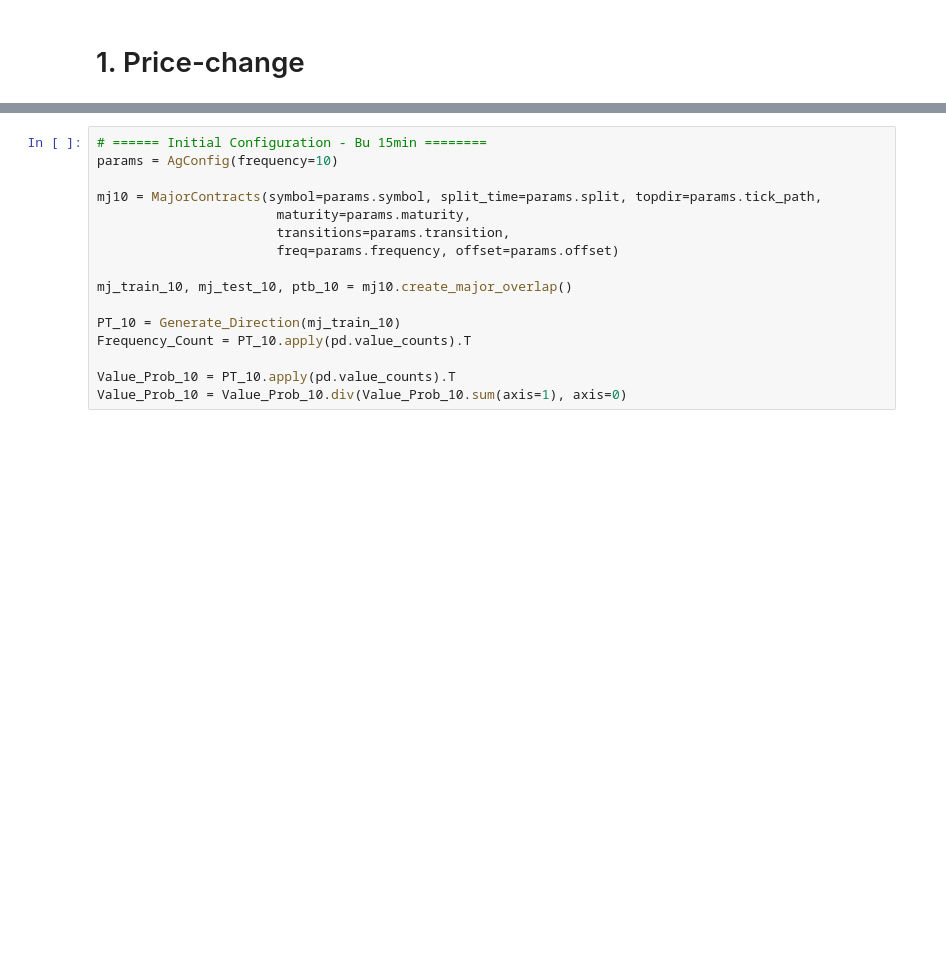
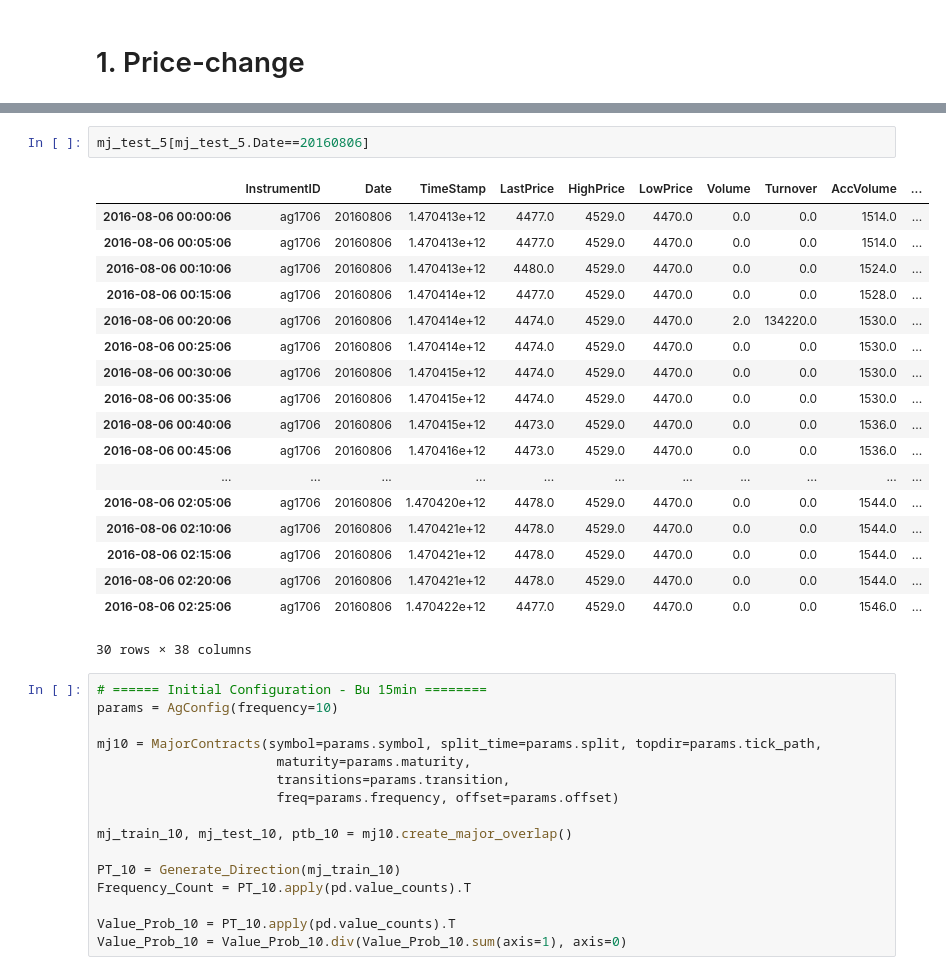
Before and after one commit to dechang227/QishiQR, a Jupyter notebook: Final/Ag_Price_Change.ipynb, the cells around one changed output, grey strips where cells are left out. Drawn from its saved outputs; the diff is of its cells as text; blank space fills up the shorter version.

```diff
--- a/Final/Ag_Price_Change.ipynb
+++ b/Final/Ag_Price_Change.ipynb
@@ -70,3 +67,24 @@ probability table:  20160630.0 20160730.0
+# %%
+mj_test_5[mj_test_5.Date==20160806]
+# %% [output]
+|  | InstrumentID | Date | TimeStamp | LastPrice | HighPrice | LowPrice | Volume | Turnover | AccVolume | ... |
+| 2016-08-06 00:00:06 | ag1706 | 20160806 | 1.470413e+12 | 4477.0 | 4529.0 | 4470.0 | 0.0 | 0.0 | 1514.0 | ... |
+| 2016-08-06 00:05:06 | ag1706 | 20160806 | 1.470413e+12 | 4477.0 | 4529.0 | 4470.0 | 0.0 | 0.0 | 1514.0 | ... |
+| 2016-08-06 00:10:06 | ag1706 | 20160806 | 1.470413e+12 | 4480.0 | 4529.0 | 4470.0 | 0.0 | 0.0 | 1524.0 | ... |
+| 2016-08-06 00:15:06 | ag1706 | 20160806 | 1.470414e+12 | 4477.0 | 4529.0 | 4470.0 | 0.0 | 0.0 | 1528.0 | ... |
+| 2016-08-06 00:20:06 | ag1706 | 20160806 | 1.470414e+12 | 4474.0 | 4529.0 | 4470.0 | 2.0 | 134220.0 | 1530.0 | ... |
+| 2016-08-06 00:25:06 | ag1706 | 20160806 | 1.470414e+12 | 4474.0 | 4529.0 | 4470.0 | 0.0 | 0.0 | 1530.0 | ... |
+| 2016-08-06 00:30:06 | ag1706 | 20160806 | 1.470415e+12 | 4474.0 | 4529.0 | 4470.0 | 0.0 | 0.0 | 1530.0 | ... |
+| 2016-08-06 00:35:06 | ag1706 | 20160806 | 1.470415e+12 | 4474.0 | 4529.0 | 4470.0 | 0.0 | 0.0 | 1530.0 | ... |
+| 2016-08-06 00:40:06 | ag1706 | 20160806 | 1.470415e+12 | 4473.0 | 4529.0 | 4470.0 | 0.0 | 0.0 | 1536.0 | ... |
+| 2016-08-06 00:45:06 | ag1706 | 20160806 | 1.470416e+12 | 4473.0 | 4529.0 | 4470.0 | 0.0 | 0.0 | 1536.0 | ... |
+| ... | ... | ... | ... | ... | ... | ... | ... | ... | ... | ... |
+| 2016-08-06 02:05:06 | ag1706 | 20160806 | 1.470420e+12 | 4478.0 | 4529.0 | 4470.0 | 0.0 | 0.0 | 1544.0 | ... |
+| 2016-08-06 02:10:06 | ag1706 | 20160806 | 1.470421e+12 | 4478.0 | 4529.0 | 4470.0 | 0.0 | 0.0 | 1544.0 | ... |
+| 2016-08-06 02:15:06 | ag1706 | 20160806 | 1.470421e+12 | 4478.0 | 4529.0 | 4470.0 | 0.0 | 0.0 | 1544.0 | ... |
+| 2016-08-06 02:20:06 | ag1706 | 20160806 | 1.470421e+12 | 4478.0 | 4529.0 | 4470.0 | 0.0 | 0.0 | 1544.0 | ... |
+| 2016-08-06 02:25:06 | ag1706 | 20160806 | 1.470422e+12 | 4477.0 | 4529.0 | 4470.0 | 0.0 | 0.0 | 1546.0 | ... |
+30 rows × 38 columns
 # %%
 # ====== Initial Configuration - Bu 15min ========
 params = AgConfig(frequency=10)
```
Also changed, not shown: parts of 2 cells of this notebook, 3 other files.
